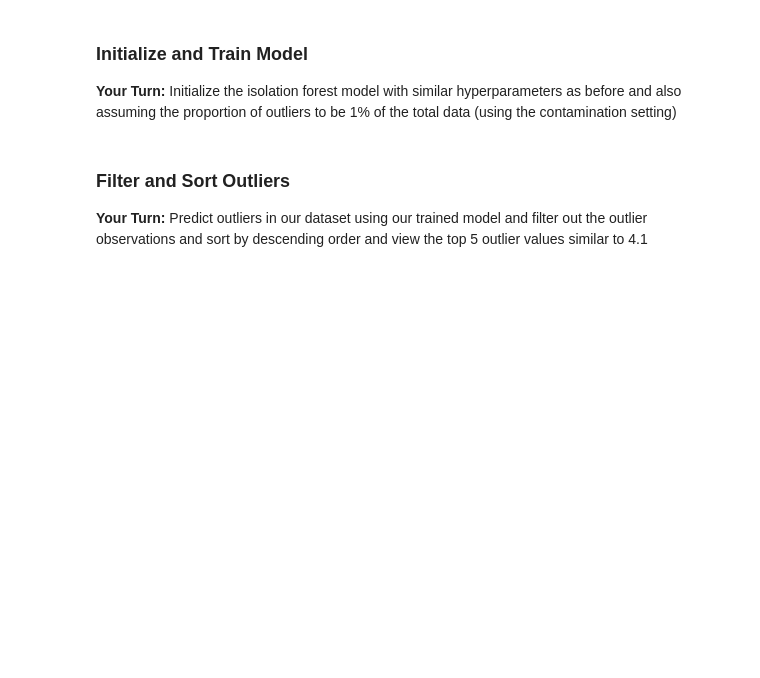
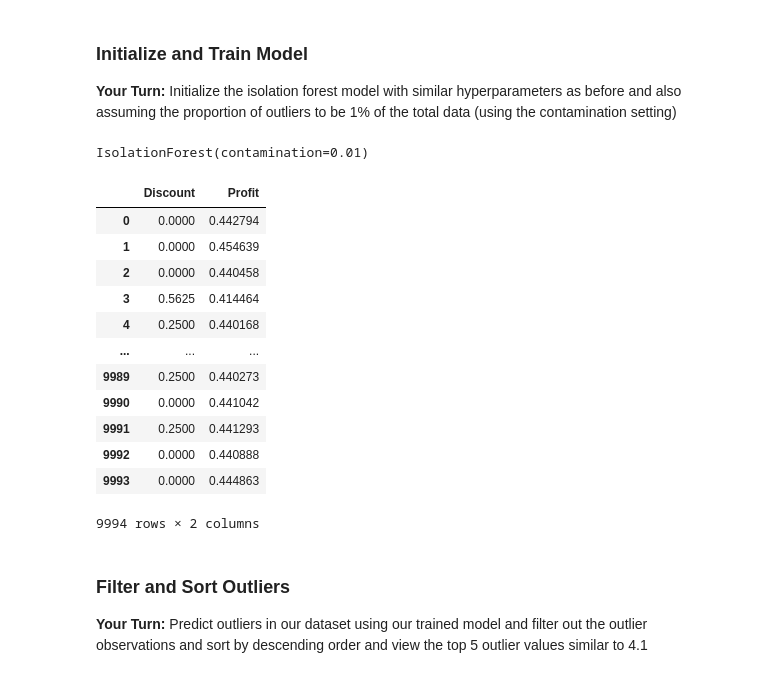
Before and after one commit to RafaelaMartelo/Anomaly-Detection-Mini-Project, a Jupyter notebook: Mini_Project_Anomaly_Detection.ipynb, the cells around one changed output. Saved outputs shown, nothing was run; the diff lists cells and outputs as text; code cells hidden in the pictures; blank space fills up the shorter version.

```diff
--- a/Mini_Project_Anomaly_Detection.ipynb
+++ b/Mini_Project_Anomaly_Detection.ipynb
@@ -521,9 +670,26 @@ __Your Turn:__ Initialize the isolation forest model with similar hyperparameter
 # %%
 from pyod.models import iforest
 
-if_model = iforest.IsolationForest(n_estimators=100,
-                                contamination=0.01)
+if_model = iforest.IsolationForest(n_estimators=100, contamination=0.01)
 if_model.fit(subset_df)
+# %% [output]
+IsolationForest(contamination=0.01)
+# %%
+subset_df
+# %% [output]
+|  | Discount | Profit |
+| 0 | 0.0000 | 0.442794 |
+| 1 | 0.0000 | 0.454639 |
+| 2 | 0.0000 | 0.440458 |
+| 3 | 0.5625 | 0.414464 |
+| 4 | 0.2500 | 0.440168 |
+| ... | ... | ... |
+| 9989 | 0.2500 | 0.440273 |
+| 9990 | 0.0000 | 0.441042 |
+| 9991 | 0.2500 | 0.441293 |
+| 9992 | 0.0000 | 0.440888 |
+| 9993 | 0.0000 | 0.444863 |
+9994 rows × 2 columns
 # %% [markdown]
 ### Filter and Sort Outliers
 
```
Also changed, not shown: parts of 33 cells of this notebook.
